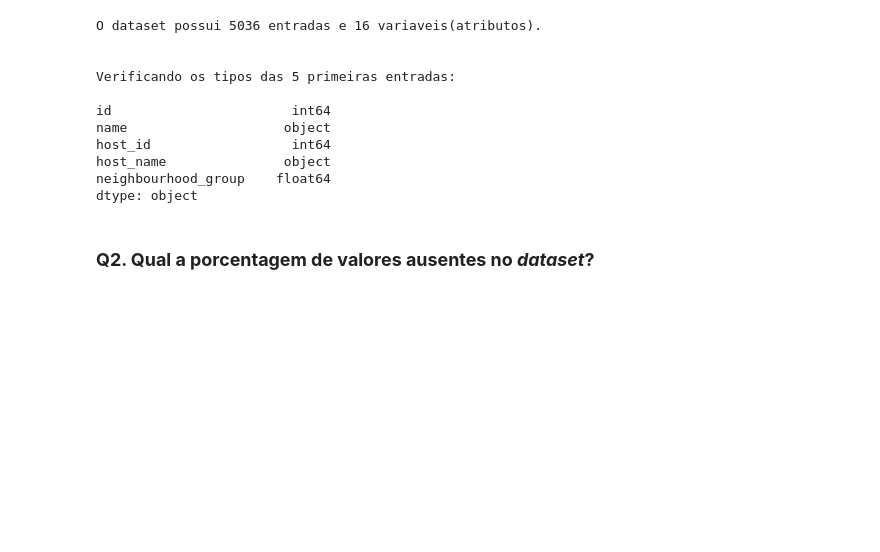
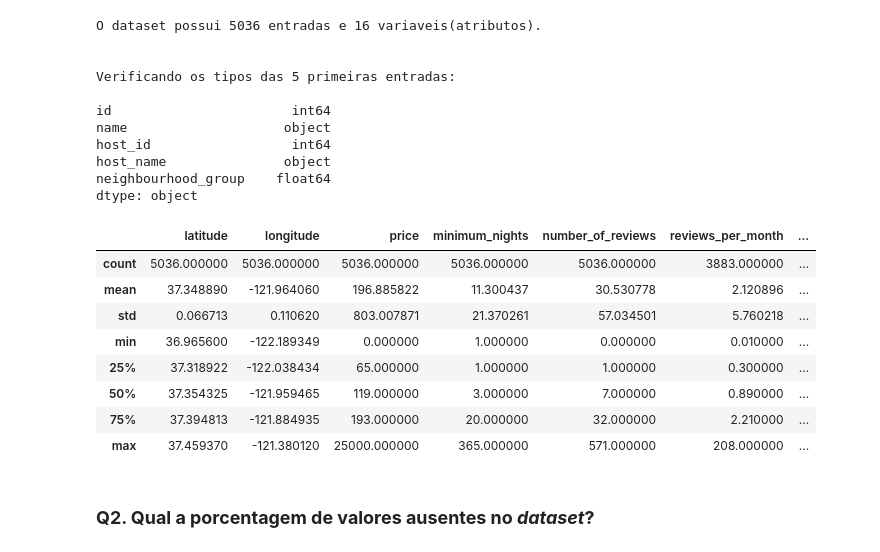
Before and after one commit to tvaditya/intro_ds_and_ml, a Jupyter notebook: [T_V_aditya]_Analisando_os_Dados_do_Airbnb.ipynb, the cells around one changed output. Cells and saved outputs as stored; diff of their text form; code cells hidden in the pictures; blank space fills up the shorter version.

```diff
--- a/[T_V_aditya]_Analisando_os_Dados_do_Airbnb.ipynb
+++ b/[T_V_aditya]_Analisando_os_Dados_do_Airbnb.ipynb
@@ -109,6 +111,19 @@ host_id                  int64
 host_name               object
 neighbourhood_group    float64
 dtype: object
+# %%
+# vamos pegar as estatisticas dos atributos numericos eliminando as que não fazem muito sentido
+df.drop(['id', 'host_id', 'neighbourhood_group'], axis=1).describe()
+# %% [output]
+|  | latitude | longitude | price | minimum_nights | number_of_reviews | reviews_per_month | ... |
+| count | 5036.000000 | 5036.000000 | 5036.000000 | 5036.000000 | 5036.000000 | 3883.000000 | ... |
+| mean | 37.348890 | -121.964060 | 196.885822 | 11.300437 | 30.530778 | 2.120896 | ... |
+| std | 0.066713 | 0.110620 | 803.007871 | 21.370261 | 57.034501 | 5.760218 | ... |
+| min | 36.965600 | -122.189349 | 0.000000 | 1.000000 | 0.000000 | 0.010000 | ... |
+| 25% | 37.318922 | -122.038434 | 65.000000 | 1.000000 | 1.000000 | 0.300000 | ... |
+| 50% | 37.354325 | -121.959465 | 119.000000 | 3.000000 | 7.000000 | 0.890000 | ... |
+| 75% | 37.394813 | -121.884935 | 193.000000 | 20.000000 | 32.000000 | 2.210000 | ... |
+| max | 37.459370 | -121.380120 | 25000.000000 | 365.000000 | 571.000000 | 208.000000 | ... |
 # %% [markdown]
 ### **Q2. Qual a porcentagem de valores ausentes no *dataset*?**
 # %%
```
Also changed, not shown: parts of 18 cells of this notebook.
